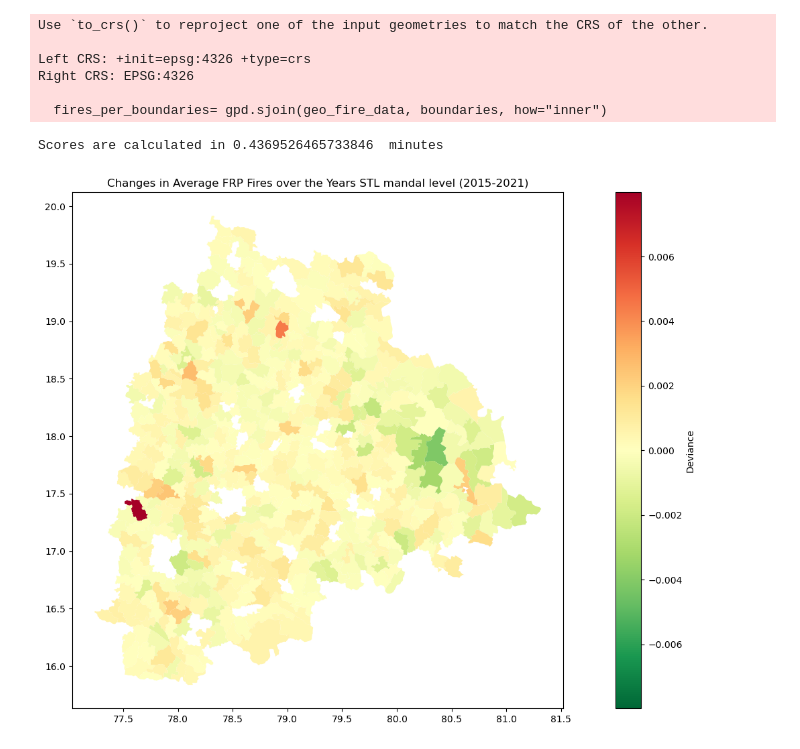
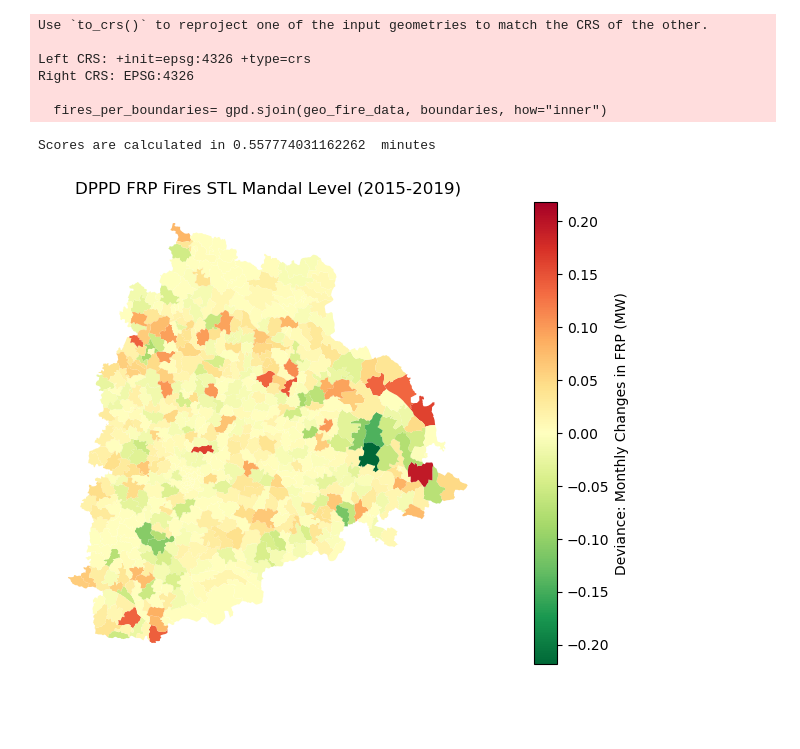
Before and after one commit to undpindia/dicra, a Jupyter notebook: analytics/sandbox/notebooks/crop_fires/DPPD_Jesse/Fires/DPPD_Final_FRP_fires.ipynb, the cells around one changed output. Saved outputs shown, nothing was run; the diff lists cells and outputs as text; code cells hidden in the pictures; blank space fills up the shorter version.

```diff
--- a/analytics/sandbox/notebooks/crop_fires/DPPD_Jesse/Fires/DPPD_Final_FRP_fires.ipynb
+++ b/analytics/sandbox/notebooks/crop_fires/DPPD_Jesse/Fires/DPPD_Final_FRP_fires.ipynb
@@ -39,7 +39,7 @@ mandal_boundaries = mandal_boundaries.reset_index()
 #ten_km_grid = gpd.read_file('telangana_10km_grid.geojson')
 #ten_km_grid = ten_km_grid.reset_index()
 # %%
-def Trend_Score(df, index:int):
+def Trend_Score(df, index:int, seas:int):
     """Determines the trend score of a polygon it takes as input a dataframe that counts the fires per region per month and the index of a specific region and returns
     the deviance score of that particular region"""
     df_selected = df[df['index'] == index]
@@ -50,14 +50,17 @@ def Trend_Score(df, index:int):
 
         X = df_selected['Fires']
 
-        #Decompose using STL Seasonal-Trend Decomposition using LOESS
-        stl = STL(df_selected['Fires'], seasonal=7)
+        #Decompose using STL Seasonal-Trend Decomposition using LOESS we choose seas based on the amount of years we fill in. Note that this number needs to be odd and we choose period based on the amount
+        #of observations per season also 12, because there 12 months within a year.
+        stl = STL(df_selected['Fires'], seasonal = seas, period = 12)
         res = stl.fit()
 
         df_trend = res.trend.to_frame().reset_index().dropna()
 
         #Date needs to be converted to a numerical value
-        df_trend['ModifiedDateTime_num'] = df_trend['ModifiedDateTime'].map(dt.datetime.toordinal)
+        df_trend = df_trend.reset_index()
+        df_trend['ModifiedDateTime_num'] = df_trend['index']
+        #df_trend['ModifiedDateTime_num'] = df_trend['ModifiedDateTime'].map(dt.datetime.toordinal)
 
         #Set the data in the right format for Linear Regression
         X = np.array(df_trend['ModifiedDateTime_num'])
@@ -73,13 +76,19 @@ def Trend_Score(df, index:int):
 
     else:
         #If the dataframe is empty there are no fires in that region at all, also no slope line. We are not interested in these regions.
-        line_slope = 'Unknown'
+        line_slope = 0
 
     return(line_slope)
 # %%
 def fire_frp(beginyear:int, endyear:int, fire_data, boundaries, level:str):
     """Creates a visualization of all the slope scores for each region. It takes as input the begin- and endyear of interest, the fire data, the boundaries of the regions we are interested in. """
     st = time.time()
+
+    #Get the right parameter for seasonal (needs to be odd)
+    if (endyear-beginyear+1)%2==0:
+        seas = endyear-beginyear
+    else:
+        seas = endyear-beginyear+1
 
     #Create geodataframe from the data
     geo_fire_data = gpd.GeoDataFrame(fire_data,geometry = gpd.points_from_xy(fire_data.longitude,fire_data.latitude), crs = {'init': 'epsg:4326'})
@@ -124,7 +133,7 @@ def fire_frp(beginyear:int, endyear:int, fire_data, boundaries, level:str):
     for i in range(0, len(boundaries['index'])):
         ids.append(boundaries['index'].iloc[i])
         #We use the previously defined function in order to calculate the trend score per specific area
-        score = Trend_Score(fires_per_boundaries_count, i)
+        score = Trend_Score(fires_per_boundaries_count, i, seas)
         scores.append(score)
 
     #Create a Dataframe from the scores
@@ -145,7 +154,7 @@ def fire_frp(beginyear:int, endyear:int, fire_data, boundaries, level:str):
     DPPD_df = gpd.GeoDataFrame(DPPD_df, geometry = DPPD_df.geometry, crs = {'init': 'epsg:4326'})
     DPPD_df.to_file('C:\\Users\\Jesse\\OneDrive\\Documenten\\Master BAOR\\Thesis\\GitHub\\dicra\\analytics\\sandbox\\notebooks\\crop_fires\\DPPD_Jesse\\Fires\\results\\DPPD_Fires_'+str(beginyear) +'-' + str(endyear)+level+'.geojson', driver="GeoJSON")
     #Define text for the plots
-    text = 'Changes in Average FRP Fires over the Years STL ' + level + ' level ('+ str(beginyear) +'-'+str(endyear)+')'
+    text = 'DPPD FRP Fires STL ' + level + ' Level ('+ str(beginyear) +'-'+str(endyear)+')'
 
     #Create the figure
     #If the boundary level is Telangana we need to select our own min and max legend value
@@ -173,11 +182,12 @@ def fire_frp(beginyear:int, endyear:int, fire_data, boundaries, level:str):
         cbar = plt.cm.ScalarMappable(norm=norm, cmap=cmap)
         DPPD_df.plot(column = 'Slope Score',
                             legend = True,
-                            figsize = [20,10],\
-                            legend_kwds = {'label': 'Deviance'},
+                            figsize = [12,6],\
+                            legend_kwds = {'label': 'Deviance: Monthly Changes in FRP (MW)'},
                             cmap = 'RdYlGn_r',
                             norm = norm)
         plt.title(text)
+        plt.axis('off')
         plt.savefig(text + '.png', bbox_inches='tight')
 
     #Print the time it took to run this is no more than 15 min no matter the boundary type
@@ -185,13 +195,13 @@ def fire_frp(beginyear:int, endyear:int, fire_data, boundaries, level:str):
 
     return(plt.show(), DPPD_df)
 # %%
-figure, DPPD_df_mandal_2021 = fire_frp(2015, 2021, fire_data, mandal_boundaries, 'mandal')
+figure, DPPD_df_mandal_2019 = fire_frp(2015, 2019, fire_data, mandal_boundaries, 'Mandal')
 # %% [output]
 Use `to_crs()` to reproject one of the input geometries to match the CRS of the other.
 
 Left CRS: +init=epsg:4326 +type=crs
 Right CRS: EPSG:4326
 
   fires_per_boundaries= gpd.sjoin(geo_fire_data, boundaries, how="inner")
-Scores are calculated in 0.4369526465733846  minutes
+Scores are calculated in 0.557774031162262  minutes
-[figure, old version]
+[figure, new version]
```
Also changed, not shown: 10 other files.
